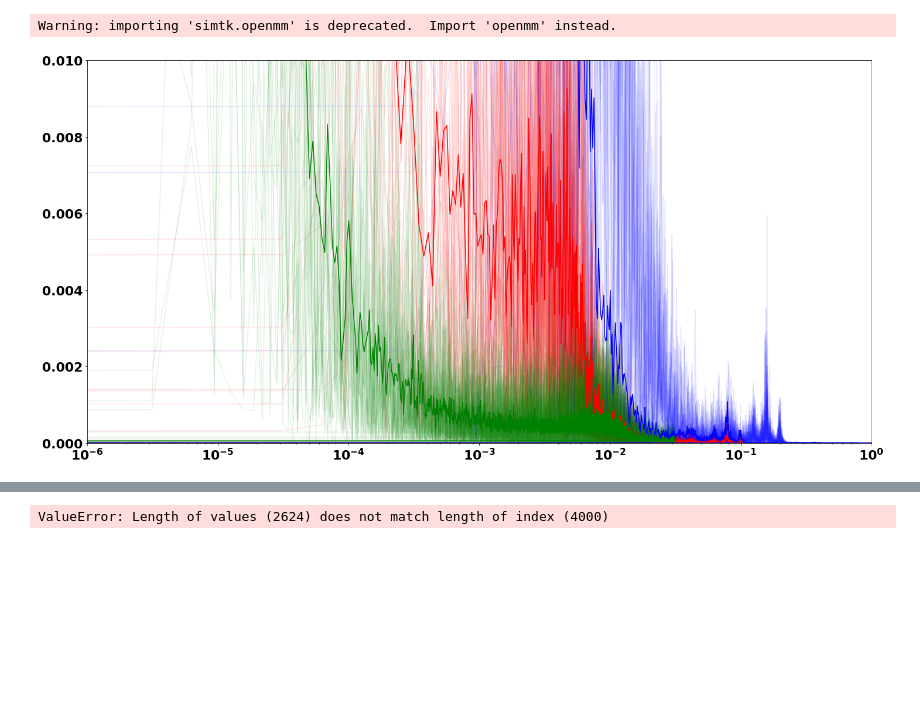
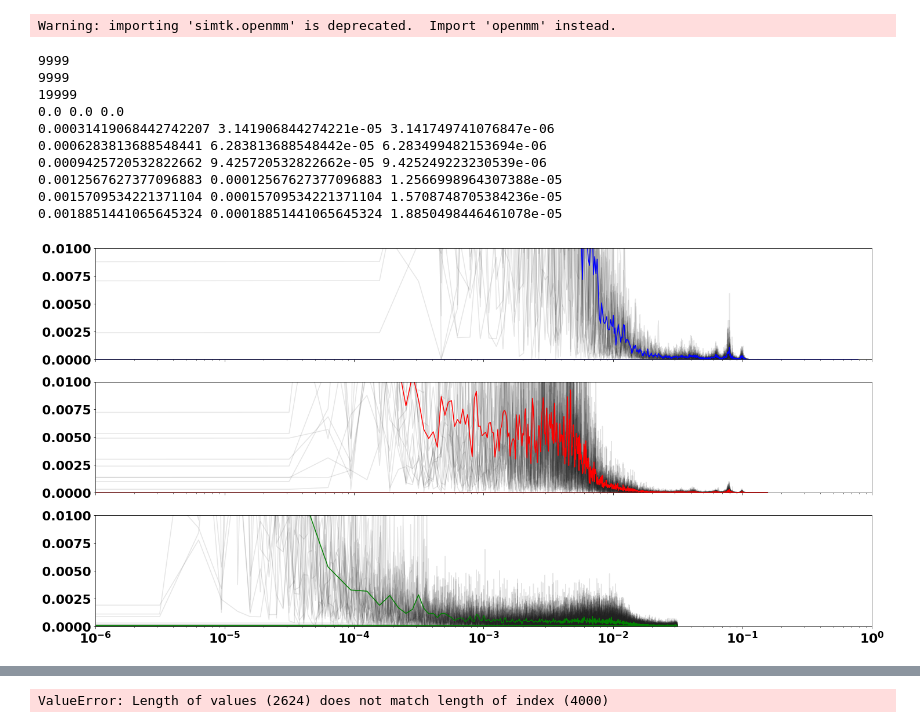
Before and after one commit to Oliver-Feighan/SpectralDensity, a Jupyter notebook: analysis/analysis.ipynb, the cells around one changed output, grey strips where cells are left out. Drawn from its saved outputs; the diff is of its cells as text; code cells hidden in the pictures; blank space fills up the shorter version.

```diff
--- a/analysis/analysis.ipynb
+++ b/analysis/analysis.ipynb
@@ -20,35 +20,55 @@ Warning: importing 'simtk.openmm' is deprecated.  Import 'openmm' instead.
 # %%
 spectra_100ps, domain_100ps = np.load('trajectory_spectra.npy'), np.load('trajectory_domain.npy')
 spectra_1000ps, domain_1000ps = np.load('1000ps_2fs_LHII_spectra.npy'), np.load('1000ps_2fs_LHII_domain.npy')
 spectra_10ps, domain_10ps = np.load('10ps_2fs_LHII_spectra.npy'), np.load('10ps_2fs_LHII_domain.npy')
 
-fig, ax = plt.subplots()
+fig, ax = plt.subplots(3,1, sharex=True, sharey=True)
 
-ax.set_xlim(1e-6,)
-ax.set_ylim(0, 0.01)
-ax.set_xscale('log')
+ax[0].set_xlim(1e-6,)
+ax[0].set_ylim(0, 0.01)
+ax[0].set_xscale('log')
+
+for i in range(spectra_10ps.shape[0]):
+    ax[0].plot(domain_10ps/2, abs(spectra_10ps[i]), alpha=0.1, color='black')
 
 for i in range(spectra_100ps.shape[0]):
-    ax.plot(domain_100ps, abs(spectra_100ps[i]), alpha=0.1, color='red')
+    ax[1].plot(domain_100ps, abs(spectra_100ps[i]), alpha=0.1, color='black')
 
 for i in range(spectra_1000ps.shape[0]):
-    ax.plot(domain_1000ps, abs(spectra_1000ps[i]), alpha=0.1, color='green')
-
-for i in range(spectra_10ps.shape[0]):
-    ax.plot(domain_10ps, abs(spectra_10ps[i]), alpha=0.1, color='blue')
-
+    ax[2].plot(domain_1000ps, abs(spectra_1000ps[i]), alpha=0.1, color='black')
 
 avg_spectra_100ps = np.mean(abs(spectra_100ps), axis=0)
 avg_spectra_1000ps = np.mean(abs(spectra_1000ps), axis=0)
 avg_spectra_10ps = np.mean(abs(spectra_10ps), axis=0)
 
-ax.plot(domain_100ps, avg_spectra_100ps, color='red')
-ax.plot(domain_1000ps, avg_spectra_1000ps, color='green')
-ax.plot(domain_10ps/2, avg_spectra_10ps, color='blue')
+ax[0].plot(domain_10ps/2, avg_spectra_10ps, color='blue')
+ax[1].plot(domain_100ps, avg_spectra_100ps, color='red')
+ax[2].plot(domain_1000ps[::10], avg_spectra_1000ps[::10], color='green')
+
 
 fig.set_size_inches(24, 12)
+
+print(len(domain_10ps))
+print(len(domain_100ps))
+print(len(domain_1000ps))
+
+for enum, i in enumerate(domain_10ps):
+    print(f"{i} {domain_100ps[enum]} {domain_1000ps[enum]}")
+
+    if enum > 5:
+        break
 # %% [output]
+9999
+9999
+19999
+0.0 0.0 0.0
+0.00031419068442742207 3.141906844274221e-05 3.141749741076847e-06
+0.0006283813688548441 6.283813688548442e-05 6.283499482153694e-06
+0.0009425720532822662 9.425720532822662e-05 9.425249223230539e-06
+0.0012567627377096883 0.00012567627377096883 1.2566998964307388e-05
+0.0015709534221371104 0.00015709534221371104 1.5708748705384236e-05
+0.0018851441065645324 0.00018851441065645324 1.8850498446461078e-05
-[figure, old version]
+[figure, new version]
 # %%
 def resolution(length, timestep, cutoff=1):
     autocorr_length = 2 * (length - cutoff) - 2
```
Also changed, not shown: parts of 1 cell of this notebook, 4 other files.
